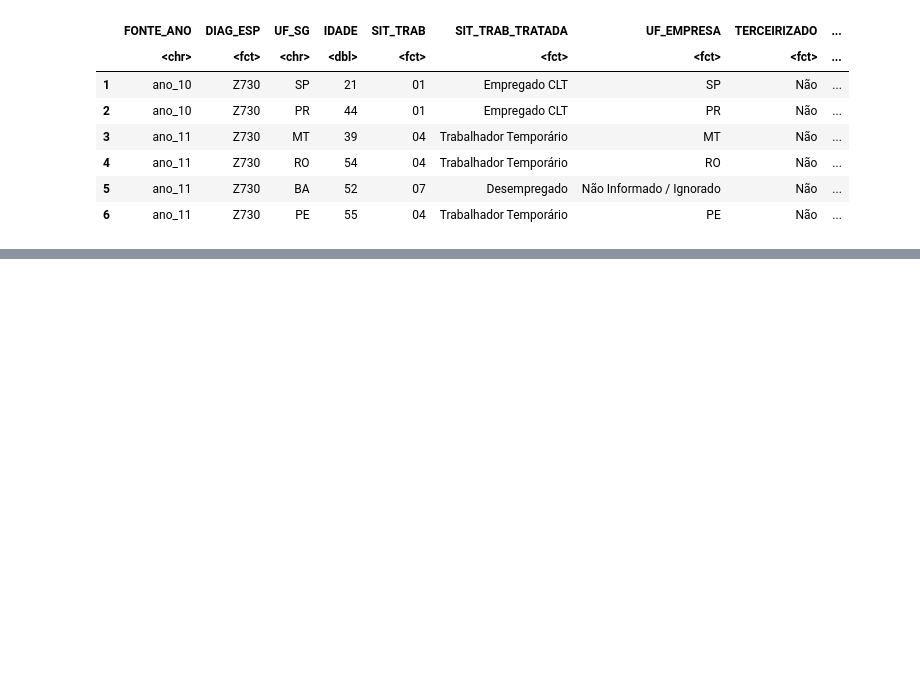
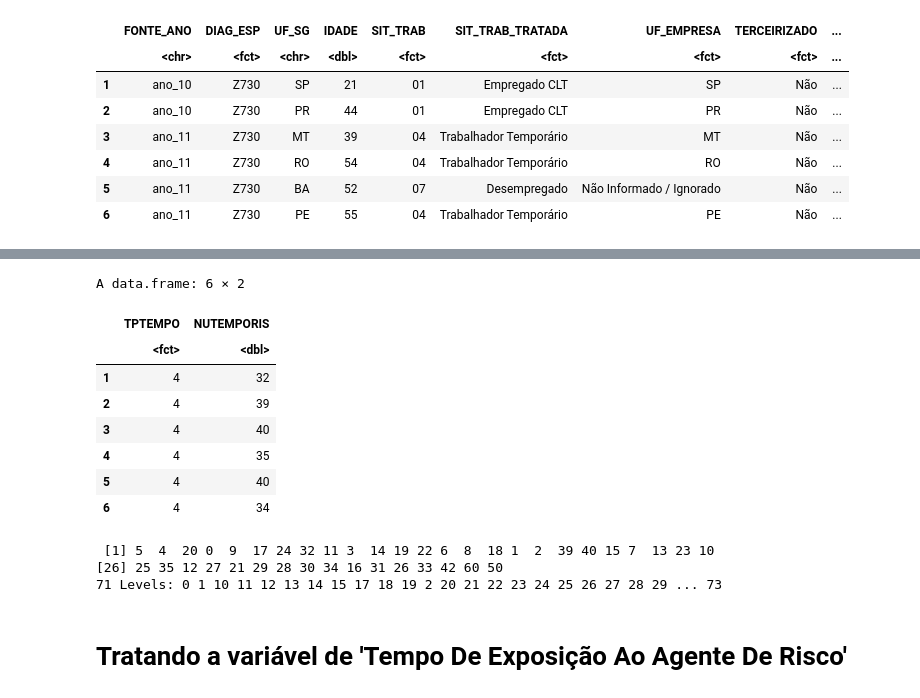
Before and after one commit to gabrielwai/Burnout-DataSUS, a Jupyter notebook: Burnout-DataSUS.ipynb, the cells around one changed output, grey strips where cells are left out. Drawn from its saved outputs; the diff is of its cells as text; code cells hidden in the pictures; blank space fills up the shorter version.

```diff
--- a/Burnout-DataSUS.ipynb
+++ b/Burnout-DataSUS.ipynb
@@ -462,0 +518,23 @@ A data.frame: 6 × 21
+# %%
+teste <- tabela_Burnout %>%
+select(TPTEMPO, NUTEMPORIS) %>%
+mutate(NUTEMPORIS = as.numeric(as.character(NUTEMPORIS))) %>%
+filter(!is.na(NUTEMPORIS) & NUTEMPORIS > 31)
+head(teste)
+unique(tabela_Burnout$NUTEMPORIS)
+#class(tabela_Burnout$NUTEMPORIS)
+# %% [output]
+A data.frame: 6 × 2
+|  | TPTEMPO | NUTEMPORIS |
+|  | <fct> | <dbl> |
+| 1 | 4 | 32 |
+| 2 | 4 | 39 |
+| 3 | 4 | 40 |
+| 4 | 4 | 35 |
+| 5 | 4 | 40 |
+| 6 | 4 | 34 |
+ [1] 5  4  20 0  9  17 24 32 11 3  14 19 22 6  8  18 1  2  39 40 15 7  13 23 10
+[26] 25 35 12 27 21 29 28 30 34 16 31 26 33 42 60 50
+71 Levels: 0 1 10 11 12 13 14 15 17 18 19 2 20 21 22 23 24 25 26 27 28 29 ... 73
+# %% [markdown]
+# Tratando a variável de 'Tempo De Exposição Ao Agente De Risco'
```
Also changed, not shown: parts of 11 cells of this notebook.
